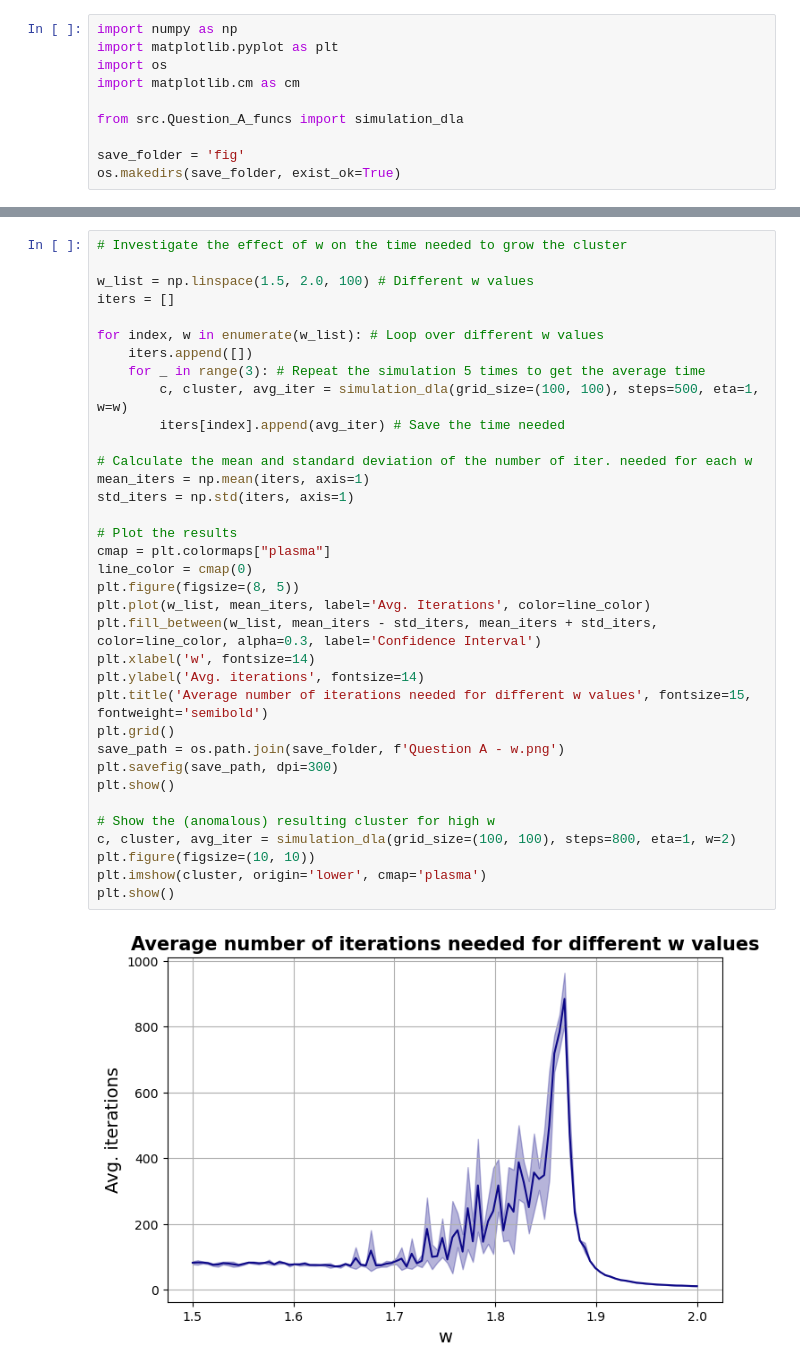
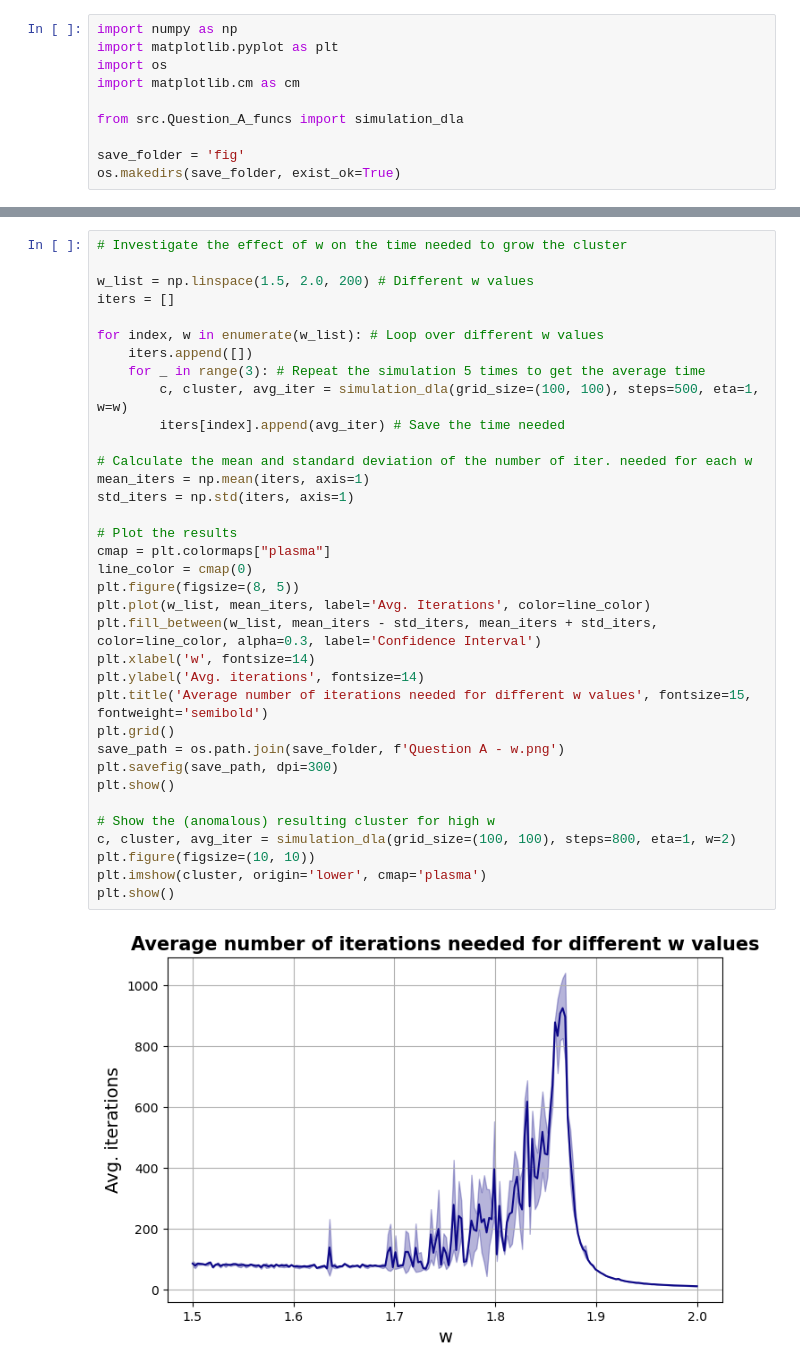
Before and after one commit to francescotiepolo/scientific_computing_assignment2, a Jupyter notebook: Question_A_fig.ipynb, the cells around one changed output, grey strips where cells are left out. Cells and saved outputs as stored; diff of their text form.

Commit message:
Finalized figures for part A

```diff
--- a/Question_A_fig.ipynb
+++ b/Question_A_fig.ipynb
@@ -49,37 +49,37 @@ plt.show()
 # %%
 # Investigate the effect of w on the time needed to grow the cluster
 
-w_list = np.linspace(1.5, 2.0, 100) # Different w values
+w_list = np.linspace(1.5, 2.0, 200) # Different w values
 iters = []
 
 for index, w in enumerate(w_list): # Loop over different w values
     iters.append([])
     for _ in range(3): # Repeat the simulation 5 times to get the average time
         c, cluster, avg_iter = simulation_dla(grid_size=(100, 100), steps=500, eta=1, w=w)
         iters[index].append(avg_iter) # Save the time needed
 
 # Calculate the mean and standard deviation of the number of iter. needed for each w
 mean_iters = np.mean(iters, axis=1)
 std_iters = np.std(iters, axis=1)
 
 # Plot the results
 cmap = plt.colormaps["plasma"]
 line_color = cmap(0)
 plt.figure(figsize=(8, 5))
 plt.plot(w_list, mean_iters, label='Avg. Iterations', color=line_color)
 plt.fill_between(w_list, mean_iters - std_iters, mean_iters + std_iters, color=line_color, alpha=0.3, label='Confidence Interval')
 plt.xlabel('w', fontsize=14)
 plt.ylabel('Avg. iterations', fontsize=14)
 plt.title('Average number of iterations needed for different w values', fontsize=15, fontweight='semibold')
 plt.grid()
 save_path = os.path.join(save_folder, f'Question A - w.png')
 plt.savefig(save_path, dpi=300)
 plt.show()
 
 # Show the (anomalous) resulting cluster for high w
 c, cluster, avg_iter = simulation_dla(grid_size=(100, 100), steps=800, eta=1, w=2)
 plt.figure(figsize=(10, 10))
 plt.imshow(cluster, origin='lower', cmap='plasma')
 plt.show()
 # %% [output]
-[figure, old version]
+[figure, new version]
```
Also changed, not shown: parts of 3 cells of this notebook, 2 other files.
